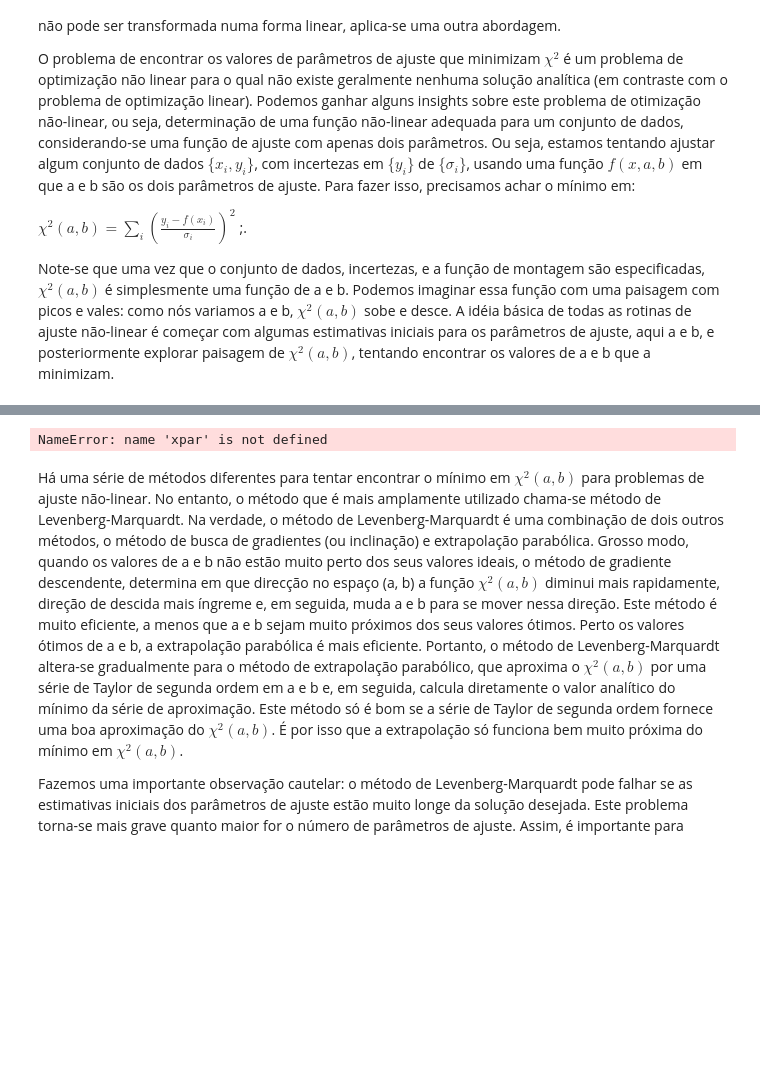
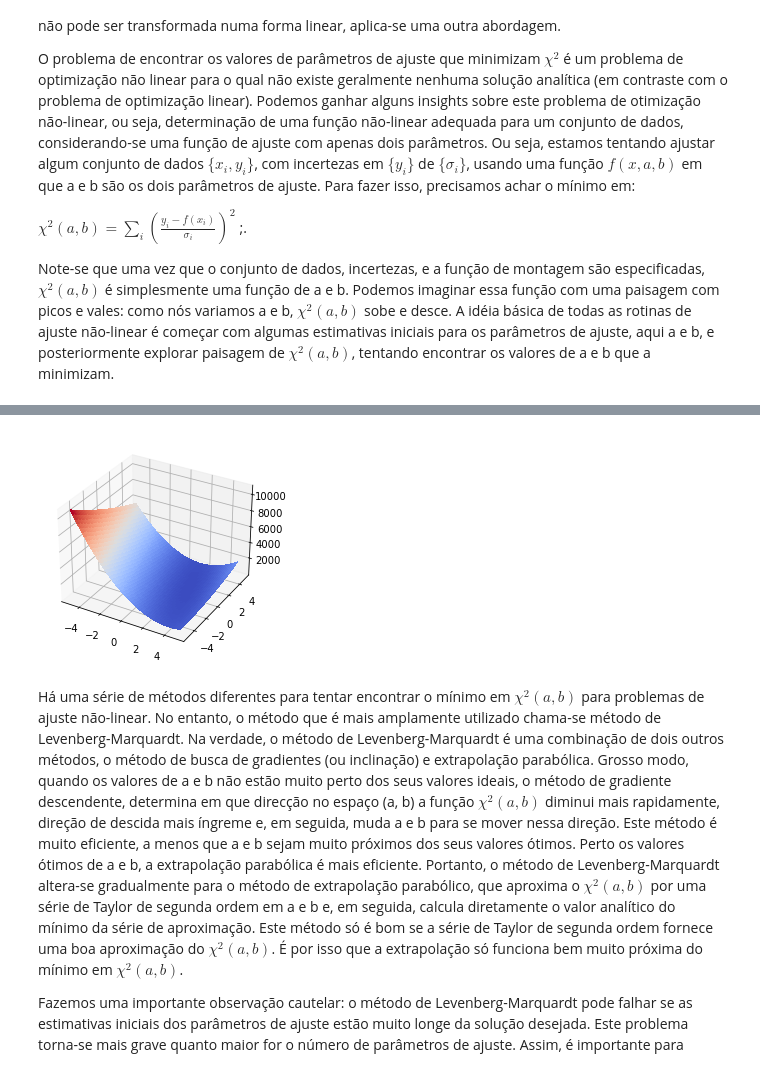
Before and after one commit to hektor-monteiro/python-notebooks, a Jupyter notebook: ajuste-funcao.ipynb, the cells around one changed output, grey strips where cells are left out. Drawn from its saved outputs; the diff is of its cells as text; code cells hidden in the pictures; blank space fills up the shorter version.

```diff
--- a/ajuste-funcao.ipynb
+++ b/ajuste-funcao.ipynb
@@ -71,17 +73,18 @@ plt.show()
 # %%
 from mpl_toolkits.mplot3d import Axes3D
 from matplotlib import cm
 
-%matplotlib qt
+%matplotlib inline
 
-xpar,ypar = np.meshgrid(xpar,ypar)
+a2d,b2d = np.meshgrid(apar,bpar)
 
-fig = plt.figure()
-ax = fig.gca(projection='3d')
-surf = ax.plot_surface(xpar,ypar,chi2, cmap=cm.coolwarm,
+fig, ax = plt.subplots(subplot_kw={"projection": "3d"})
+
+# Plot the surface.
+surf = ax.plot_surface(a2d,b2d,chi2.T, cmap=cm.coolwarm,
                        linewidth=0, antialiased=False)
 # %% [output]
-NameError: name 'xpar' is not defined
+[figure, added]
 # %% [markdown]
 Há uma série de métodos diferentes para tentar encontrar o mínimo em $\chi^2(a, b)$ para problemas de ajuste não-linear. No entanto, o método que é mais amplamente utilizado chama-se método de Levenberg-Marquardt. Na verdade, o método de Levenberg-Marquardt é uma combinação de dois outros métodos, o método de busca de gradientes (ou inclinação) e extrapolação parabólica. Grosso modo, quando os valores de a e b não estão muito perto dos seus valores ideais, o método de gradiente descendente, determina em que direcção no espaço (a, b) a função $\chi^2(a, b)$ diminui mais rapidamente, direção de descida mais íngreme e, em seguida, muda a e b para se mover nessa direção. Este método é muito eficiente, a menos que a e b sejam muito próximos dos seus valores ótimos. Perto os valores ótimos de a e b, a extrapolação parabólica é mais eficiente. Portanto, o método de Levenberg-Marquardt altera-se gradualmente para o método de extrapolação parabólico, que aproxima o $\chi^2(a, b)$ por uma série de Taylor de segunda ordem em a e b e, em seguida, calcula diretamente o valor analítico do mínimo da série de aproximação. Este método só é bom se a série de Taylor de segunda ordem fornece uma boa aproximação do $\chi^2(a, b)$. É por isso que a extrapolação só funciona bem muito próxima do mínimo em $\chi^2(a, b)$.
 
```
Also changed, not shown: parts of 5 cells of this notebook.
